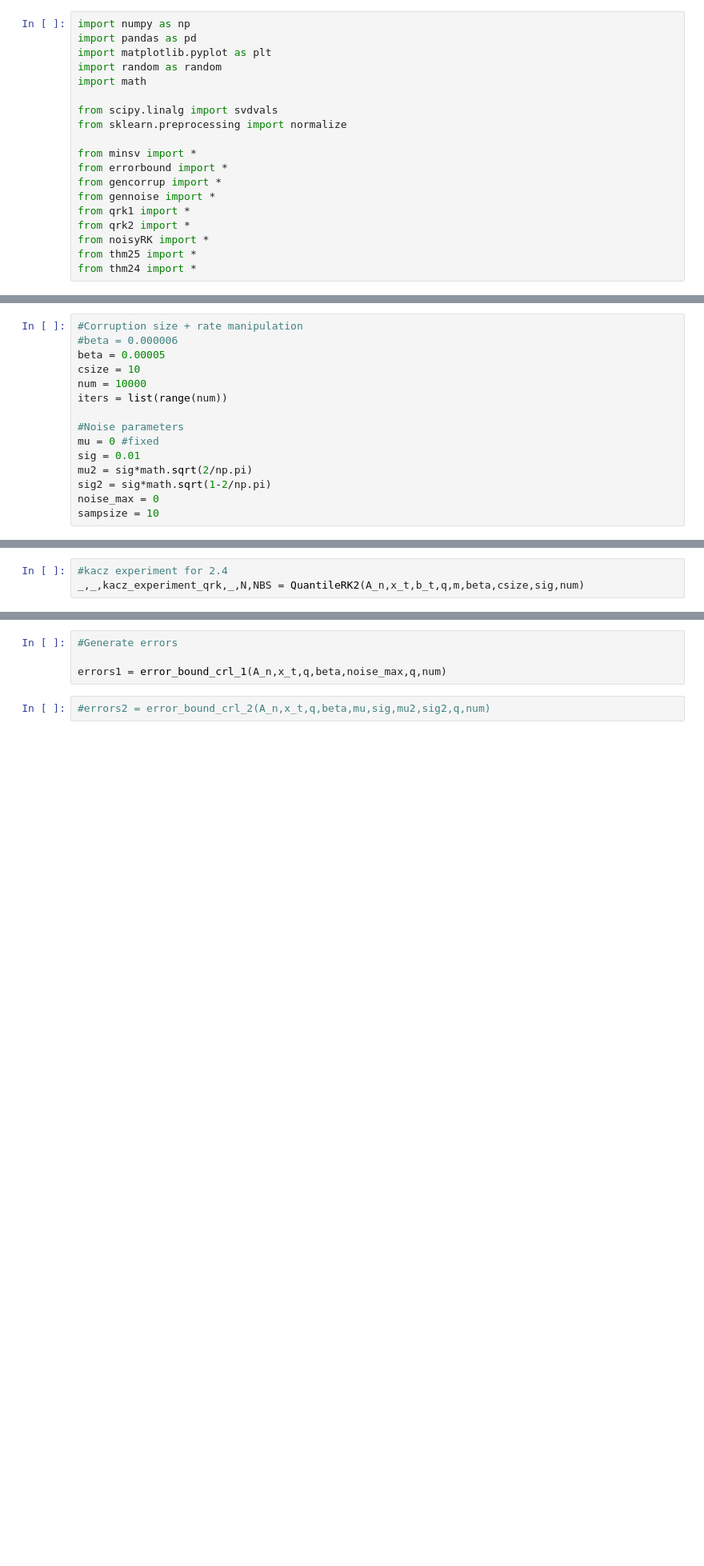
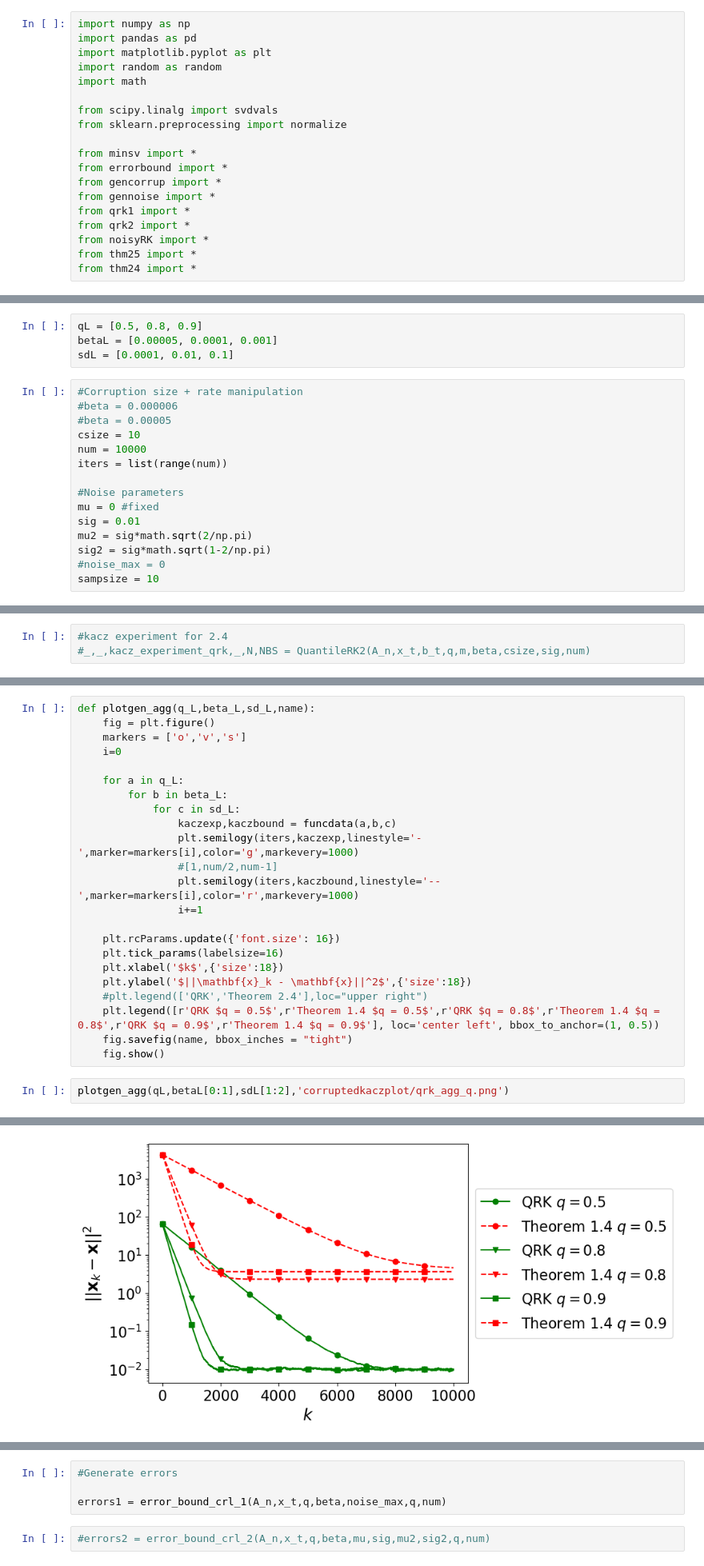
Before and after one commit to jamiehadd/Kacz4TimeVarying, a Jupyter notebook: CorruptedKaczTests.ipynb, the cells around one changed output, grey strips where cells are left out. Shown: that part at 80% size. Drawn from its saved outputs; the diff is of its cells as text; blank space fills up the shorter version.

Commit message:
Experiments 3.2 and 3.3

```diff
--- a/CorruptedKaczTests.ipynb
+++ b/CorruptedKaczTests.ipynb
@@ -36,9 +36,13 @@ q = 0.8
 
 e_0 = np.linalg.norm(-1*x_t)**2
+# %%
+qL = [0.5, 0.8, 0.9]
+betaL = [0.00005, 0.0001, 0.001]
+sdL = [0.0001, 0.01, 0.1]
 # %%
 #Corruption size + rate manipulation
 #beta = 0.000006
-beta = 0.00005
+#beta = 0.00005
 csize = 10
 num = 10000
 iters = list(range(num))
@@ -48,7 +52,7 @@ mu = 0 #fixed
 sig = 0.01
 mu2 = sig*math.sqrt(2/np.pi)
 sig2 = sig*math.sqrt(1-2/np.pi)
-noise_max = 0
+#noise_max = 0
 sampsize = 10
 # %%
 #Compute sigma values
@@ -58,4 +62,4 @@ sigmin = (q-beta)*np.sqrt((q-beta)*m/n)
 sigmax = np.linalg.svd(A_n,compute_uv=False).max()
 # %%
 #kacz experiment for 2.4
-_,_,kacz_experiment_qrk,_,N,NBS = QuantileRK2(A_n,x_t,b_t,q,m,beta,csize,sig,num)
+#_,_,kacz_experiment_qrk,_,N,NBS = QuantileRK2(A_n,x_t,b_t,q,m,beta,csize,sig,num)
@@ -116,0 +116,26 @@ fig.show()
+# %%
+def plotgen_agg(q_L,beta_L,sd_L,name):
+    fig = plt.figure()
+    markers = ['o','v','s']
+    i=0
+
+    for a in q_L:
+        for b in beta_L:
+            for c in sd_L:
+                kaczexp,kaczbound = funcdata(a,b,c)
+                plt.semilogy(iters,kaczexp,linestyle='-',marker=markers[i],color='g',markevery=1000)
+                #[1,num/2,num-1]
+                plt.semilogy(iters,kaczbound,linestyle='--',marker=markers[i],color='r',markevery=1000)
+                i+=1
+
+    plt.rcParams.update({'font.size': 16})
+    plt.tick_params(labelsize=16)
+    plt.xlabel('$k$',{'size':18})
+    plt.ylabel('$||\mathbf{x}_k - \mathbf{x}||^2$',{'size':18})
+    #plt.legend(['QRK','Theorem 2.4'],loc="upper right")
+    plt.legend([r'QRK $q = 0.5$',r'Theorem 1.4 $q = 0.5$',r'QRK $q = 0.8$',r'Theorem 1.4 $q = 0.8$',r'QRK $q = 0.9$',r'Theorem 1.4 $q = 0.9$'], loc='center left', bbox_to_anchor=(1, 0.5))
+    fig.savefig(name, bbox_inches = "tight")
+    fig.show()
+# %%
+plotgen_agg(qL,betaL[0:1],sdL[1:2],'corruptedkaczplot/qrk_agg_q.png')
+# %% [output]
@@ -117,3 +159,4 @@ fig.show()
+[figure, added]
 # %%
 noise_max
 # %% [output]
```
Also changed, not shown: parts of 9 cells of this notebook, 41 other files.
